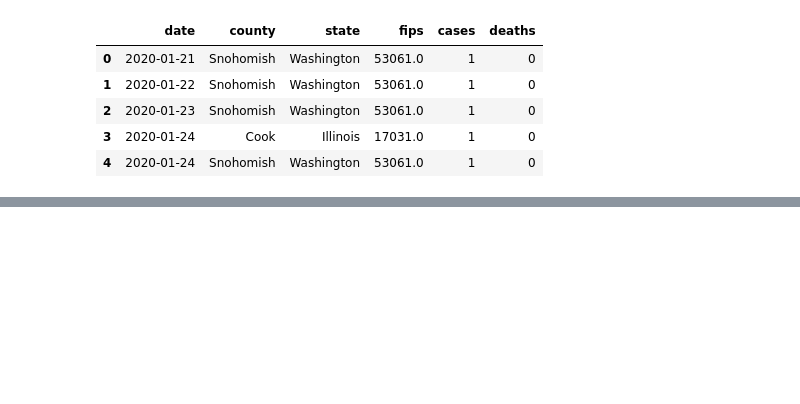
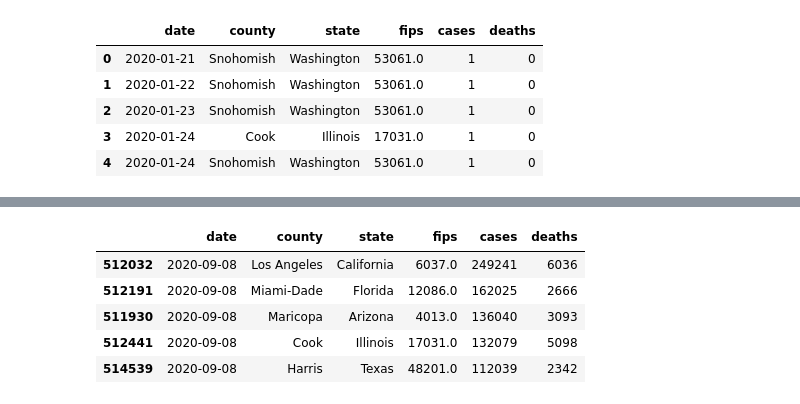
Before and after one commit to Pankaj-gh/Rice-Project-1-G11, a Jupyter notebook: Untitled.ipynb, the cells around one changed output, grey strips where cells are left out. Cells and saved outputs as stored; diff of their text form; code cells hidden in the pictures; blank space fills up the shorter version.

```diff
--- a/Untitled.ipynb
+++ b/Untitled.ipynb
@@ -15,0 +55,9 @@ df.head()
+# %%
+df_100.head()
+# %% [output]
+|  | date | county | state | fips | cases | deaths |
+| 512032 | 2020-09-08 | Los Angeles | California | 6037.0 | 249241 | 6036 |
+| 512191 | 2020-09-08 | Miami-Dade | Florida | 12086.0 | 162025 | 2666 |
+| 511930 | 2020-09-08 | Maricopa | Arizona | 4013.0 | 136040 | 3093 |
+| 512441 | 2020-09-08 | Cook | Illinois | 17031.0 | 132079 | 5098 |
+| 514539 | 2020-09-08 | Harris | Texas | 48201.0 | 112039 | 2342 |
```
Also changed, not shown: parts of 13 cells of this notebook, 1 other file.
